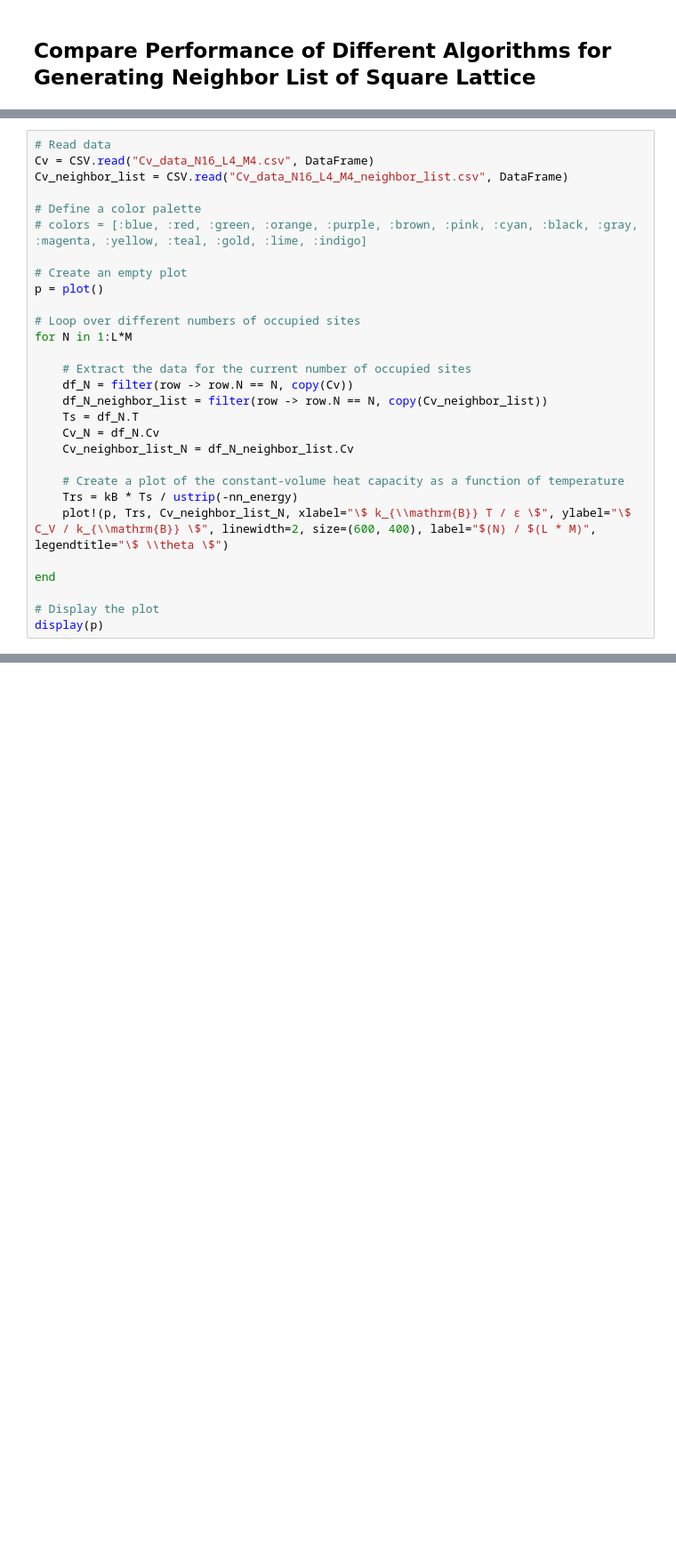
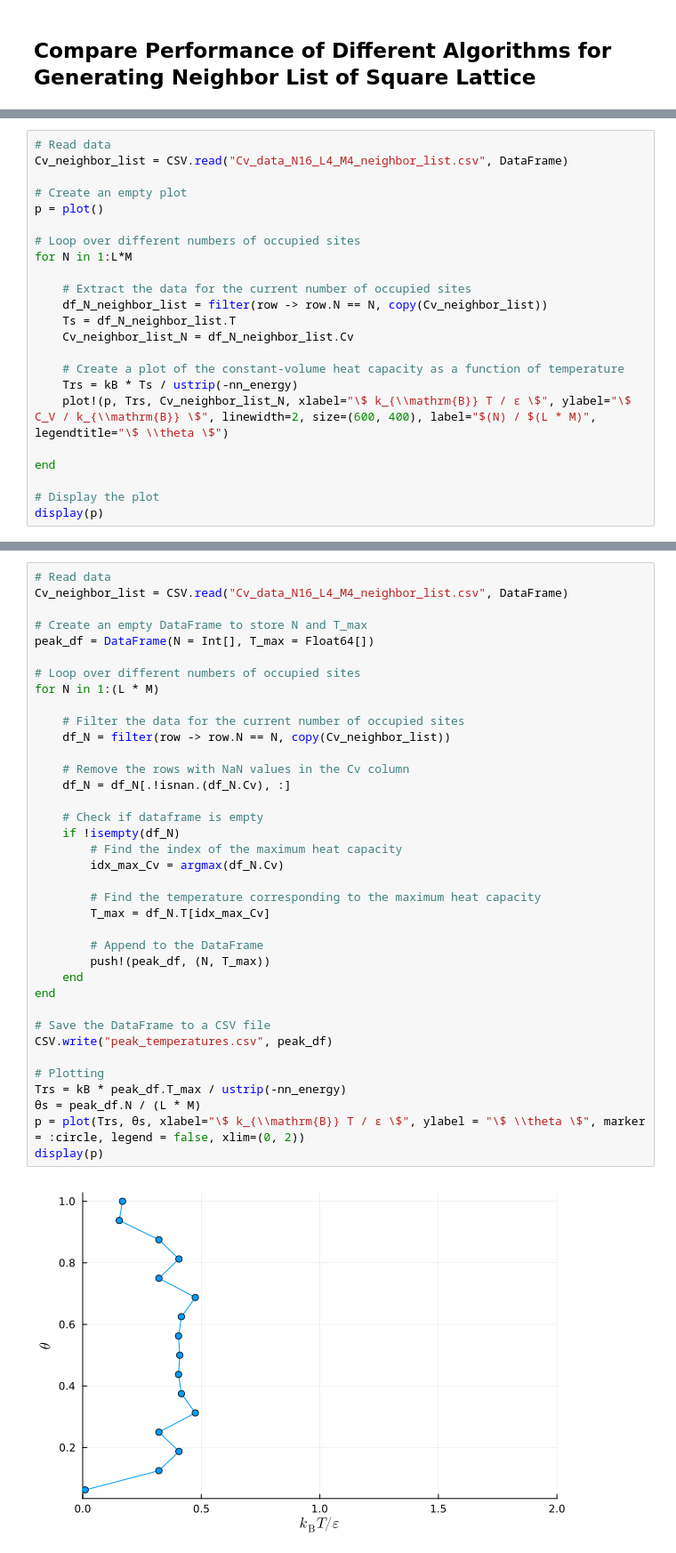
Before and after one commit to wexlergroup/FreeBird.jl, a Jupyter notebook: scripts/square-lattice-neighbor-list.ipynb, the cells around one changed output, grey strips where cells are left out. Shown at 89% size. Saved outputs shown, nothing was run; the diff lists cells and outputs as text; blank space fills up the shorter version.

Commit message:
Refactored square lattice with neighbor lists example to compute the surface phase diagram

```diff
--- a/scripts/square-lattice-neighbor-list.ipynb
+++ b/scripts/square-lattice-neighbor-list.ipynb
@@ -281,11 +275,7 @@ Dict{Any, Int64}(-0.08 => 70, -0.0825 => 18, -0.09 => 32)
 Dict{Any, Int64}(-0.08 => 56, -0.0825 => 32, -0.09 => 32)
 # %%
 # Read data
-Cv = CSV.read("Cv_data_N16_L4_M4.csv", DataFrame)
 Cv_neighbor_list = CSV.read("Cv_data_N16_L4_M4_neighbor_list.csv", DataFrame)
-
-# Define a color palette
-# colors = [:blue, :red, :green, :orange, :purple, :brown, :pink, :cyan, :black, :gray, :magenta, :yellow, :teal, :gold, :lime, :indigo]
 
 # Create an empty plot
 p = plot()
@@ -294,10 +284,8 @@ p = plot()
 for N in 1:L*M
 
     # Extract the data for the current number of occupied sites
-    df_N = filter(row -> row.N == N, copy(Cv))
     df_N_neighbor_list = filter(row -> row.N == N, copy(Cv_neighbor_list))
-    Ts = df_N.T
-    Cv_N = df_N.Cv
+    Ts = df_N_neighbor_list.T
     Cv_neighbor_list_N = df_N_neighbor_list.Cv
 
     # Create a plot of the constant-volume heat capacity as a function of temperature
@@ -310,3 +298,42 @@ end
 display(p)
 # %% [output]
 [figure]
+# %%
+# Read data
+Cv_neighbor_list = CSV.read("Cv_data_N16_L4_M4_neighbor_list.csv", DataFrame)
+
+# Create an empty DataFrame to store N and T_max
+peak_df = DataFrame(N = Int[], T_max = Float64[])
+
+# Loop over different numbers of occupied sites
+for N in 1:(L * M)
+
+    # Filter the data for the current number of occupied sites
+    df_N = filter(row -> row.N == N, copy(Cv_neighbor_list))
+
+    # Remove the rows with NaN values in the Cv column
+    df_N = df_N[.!isnan.(df_N.Cv), :]
+
+    # Check if dataframe is empty
+    if !isempty(df_N)
+        # Find the index of the maximum heat capacity
+        idx_max_Cv = argmax(df_N.Cv)
+
+        # Find the temperature corresponding to the maximum heat capacity
+        T_max = df_N.T[idx_max_Cv]
+
+        # Append to the DataFrame
+        push!(peak_df, (N, T_max))
+    end
+end
+
+# Save the DataFrame to a CSV file
+CSV.write("peak_temperatures.csv", peak_df)
+
+# Plotting
+Trs = kB * peak_df.T_max / ustrip(-nn_energy)
+θs = peak_df.N / (L * M)
+p = plot(Trs, θs, xlabel="\$ k_{\\mathrm{B}} T / ε \$", ylabel = "\$ \\theta \$", marker = :circle, legend = false, xlim=(0, 2))
+display(p)
+# %% [output]
+[figure, added]
```
Also changed, not shown: parts of 2 cells of this notebook.
